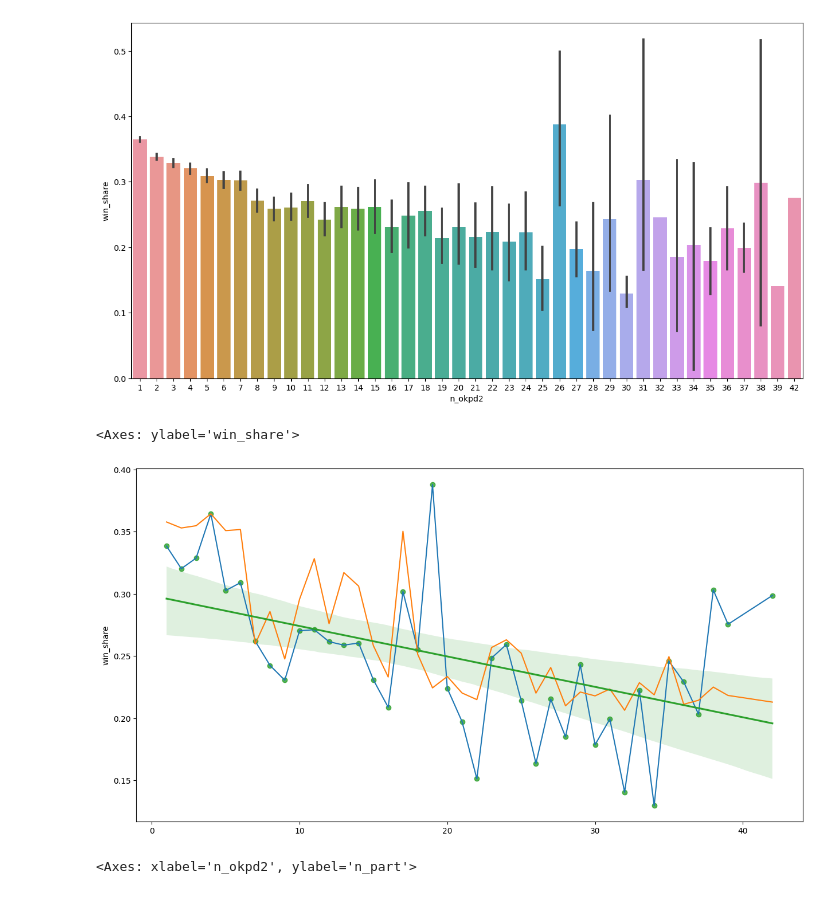
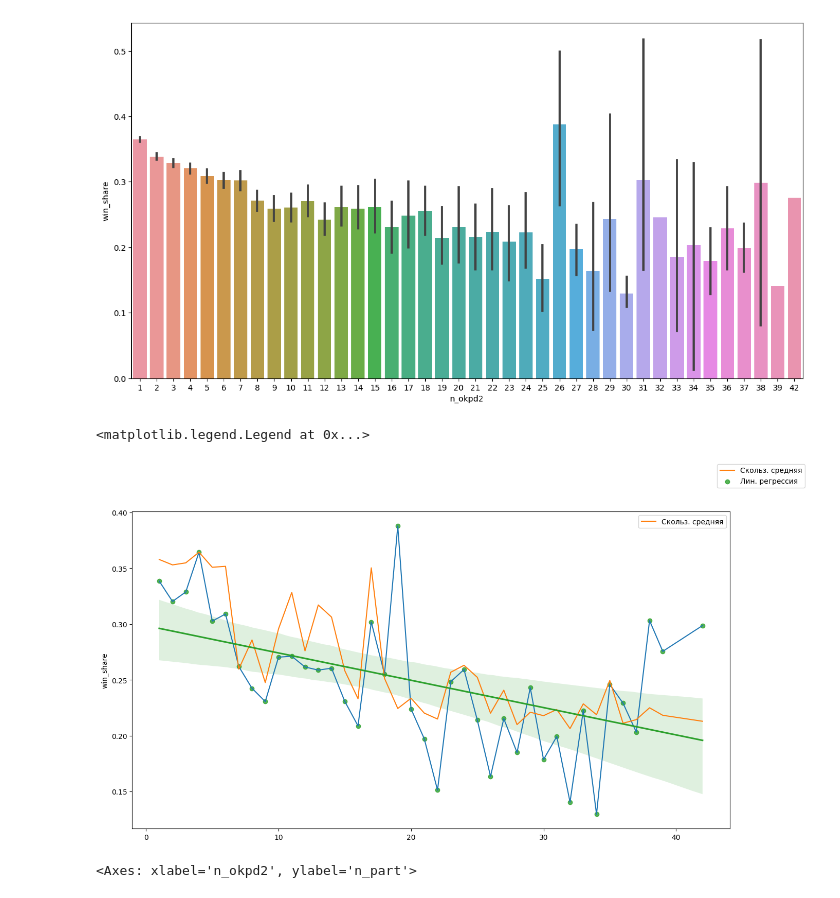
Before and after one commit to Lsdbot/Zakupki, a Jupyter notebook: notebooks/EDA.ipynb, the cells around one changed output. Drawn from its saved outputs; the diff is of its cells as text; code cells hidden in the pictures.

```diff
--- a/notebooks/EDA.ipynb
+++ b/notebooks/EDA.ipynb
@@ -89,10 +88,9 @@ def barplot_group(df: pd.DataFrame, col_main: str, col_group: str, title: str =
 # %%
 def remove_outliers(df: pd.DataFrame, col: str) -> pd.DataFrame:
     # фильтрация выбросов
-    q1 = df[col].quantile(0.25)
-    q3 = df[col].quantile(0.75)
-    iqr = q3 - q1
-    lower_bound = q1 - 1.5 * iqr
-    upper_bound = q3 + 1.5 * iqr
+    mean = df[col].mean()
+    std = df[col].std()
+    lower_bound = mean - 3 * std
+    upper_bound = mean + 3 * std
 
     return df[(df[col] > lower_bound) & (df[col] < upper_bound)]
@@ -558,5 +517,5 @@ df_6[:5]
 | 1000 | 3 | 0 | 0.000000 | 3 |
 | 10000 | 4 | 3 | 0.300000 | 10 |
 # %%
-df_filtered = remove_outliers_std(df_6, 'n_part')
+df_6 = remove_outliers(df_6, 'n_part')
 # %%
@@ -580,16 +541,18 @@ sns.barplot(x=df_filtered.n_okpd2, y=df_filtered.win_share)
 <Axes: xlabel='n_okpd2', ylabel='win_share'>
 [figure]
 # %%
-arr = weighted_moving_average(df_filtered.groupby('n_okpd2')['win_share'].mean(),
-                              df_filtered.groupby('n_okpd2').size(), n_window=7)
+mov_avg = weighted_moving_average(df_6.groupby('n_okpd2')['win_share'].mean(),
+                                  df_6.groupby('n_okpd2').size(), n_window=7)
 # %%
 fig = plt.figure(figsize=[15,8])
-sns.lineplot(x=df_filtered.n_okpd2.unique(),
-             y=df_filtered.groupby('n_okpd2')['win_share'].mean())
-sns.lineplot(x=df_filtered.n_okpd2.unique(), y=arr)
-sns.regplot(x=df_filtered.n_okpd2.unique(),
-            y=df_filtered.groupby('n_okpd2')['win_share'].mean())
+sns.lineplot(x=df_6.n_okpd2.unique(),
+             y=df_6.groupby('n_okpd2')['win_share'].mean())
+sns.lineplot(x=df_6.n_okpd2.unique(), y=mov_avg, label='Скольз. средняя')
+sns.regplot(x=df_6.n_okpd2.unique(),
+            y=df_6.groupby('n_okpd2')['win_share'].mean(), label='Лин. регрессия')
+
+fig.legend()
 # %% [output]
-<Axes: ylabel='win_share'>
+<matplotlib.legend.Legend at 0x...>
-[figure, old version]
+[figure, new version]
 # %%
```
Also changed, not shown: parts of 63 cells of this notebook.
